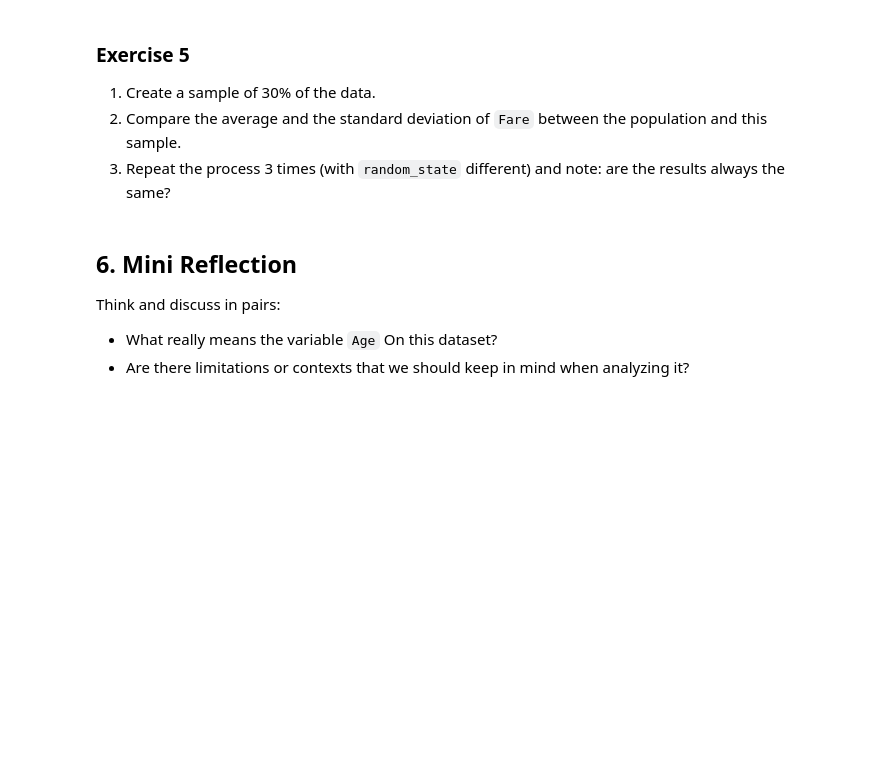
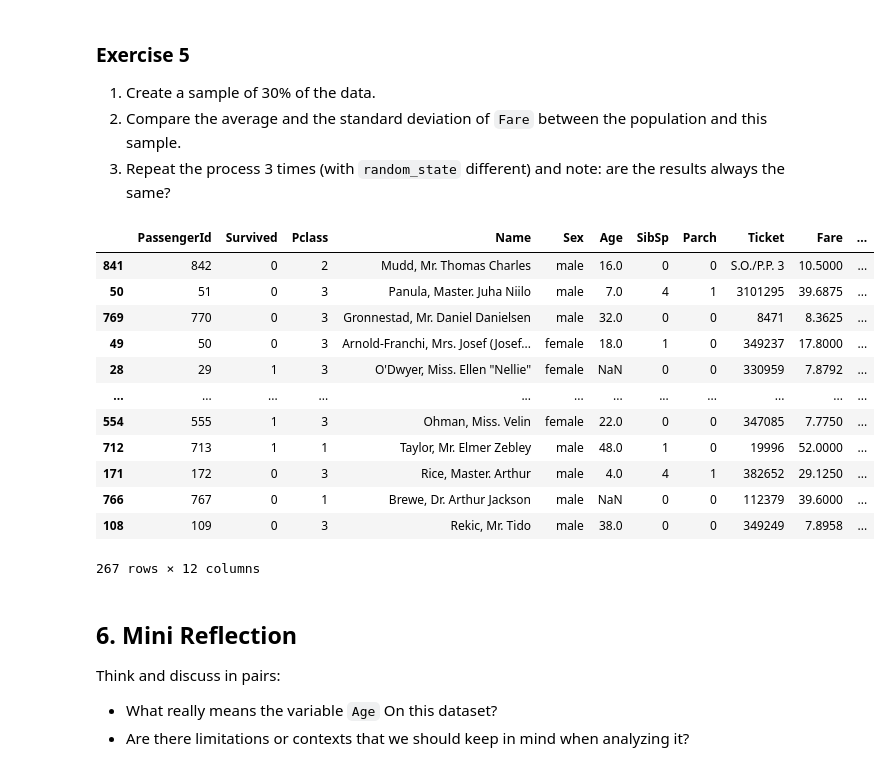
Before and after one commit to TelmaJunqueira20/Aula3-2025, a Jupyter notebook: Week_3/ds-pr-week-3-student.ipynb, the cells around one changed output. Drawn from its saved outputs; the diff is of its cells as text; code cells hidden in the pictures; blank space fills up the shorter version.

```diff
--- a/Week_3/ds-pr-week-3-student.ipynb
+++ b/Week_3/ds-pr-week-3-student.ipynb
@@ -75,6 +203,22 @@ Média da amostra (Age): 30.69382978723404
 1. Create a sample of 30% of the data.
 2. Compare the average and the standard deviation of `Fare` between the population and this sample.
 3. Repeat the process 3 times (with `random_state` different) and note: are the results always the same?
+# %%
+df.sample(frac=0.30)
+# %% [output]
+|  | PassengerId | Survived | Pclass | Name | Sex | Age | SibSp | Parch | Ticket | Fare | ... |
+| 841 | 842 | 0 | 2 | Mudd, Mr. Thomas Charles | male | 16.0 | 0 | 0 | S.O./P.P. 3 | 10.5000 | ... |
+| 50 | 51 | 0 | 3 | Panula, Master. Juha Niilo | male | 7.0 | 4 | 1 | 3101295 | 39.6875 | ... |
+| 769 | 770 | 0 | 3 | Gronnestad, Mr. Daniel Danielsen | male | 32.0 | 0 | 0 | 8471 | 8.3625 | ... |
+| 49 | 50 | 0 | 3 | Arnold-Franchi, Mrs. Josef (Josef... | female | 18.0 | 1 | 0 | 349237 | 17.8000 | ... |
+| 28 | 29 | 1 | 3 | O'Dwyer, Miss. Ellen "Nellie" | female | NaN | 0 | 0 | 330959 | 7.8792 | ... |
+| ... | ... | ... | ... | ... | ... | ... | ... | ... | ... | ... | ... |
+| 554 | 555 | 1 | 3 | Ohman, Miss. Velin | female | 22.0 | 0 | 0 | 347085 | 7.7750 | ... |
+| 712 | 713 | 1 | 1 | Taylor, Mr. Elmer Zebley | male | 48.0 | 1 | 0 | 19996 | 52.0000 | ... |
+| 171 | 172 | 0 | 3 | Rice, Master. Arthur | male | 4.0 | 4 | 1 | 382652 | 29.1250 | ... |
+| 766 | 767 | 0 | 1 | Brewe, Dr. Arthur Jackson | male | NaN | 0 | 0 | 112379 | 39.6000 | ... |
+| 108 | 109 | 0 | 3 | Rekic, Mr. Tido | male | 38.0 | 0 | 0 | 349249 | 7.8958 | ... |
+267 rows × 12 columns
 # %% [markdown]
 ## 6. Mini Reflection
 Think and discuss in pairs:
```
Also changed, not shown: parts of 16 cells of this notebook.
